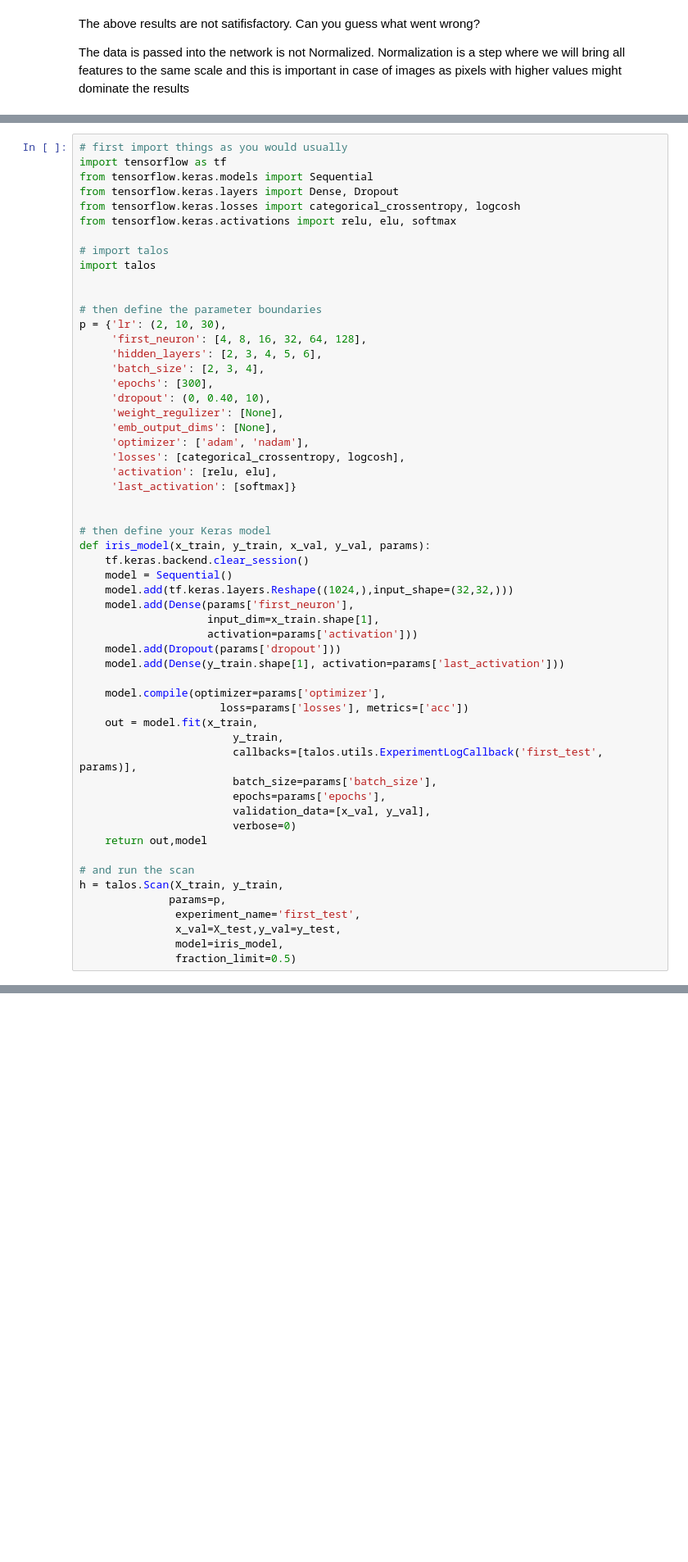
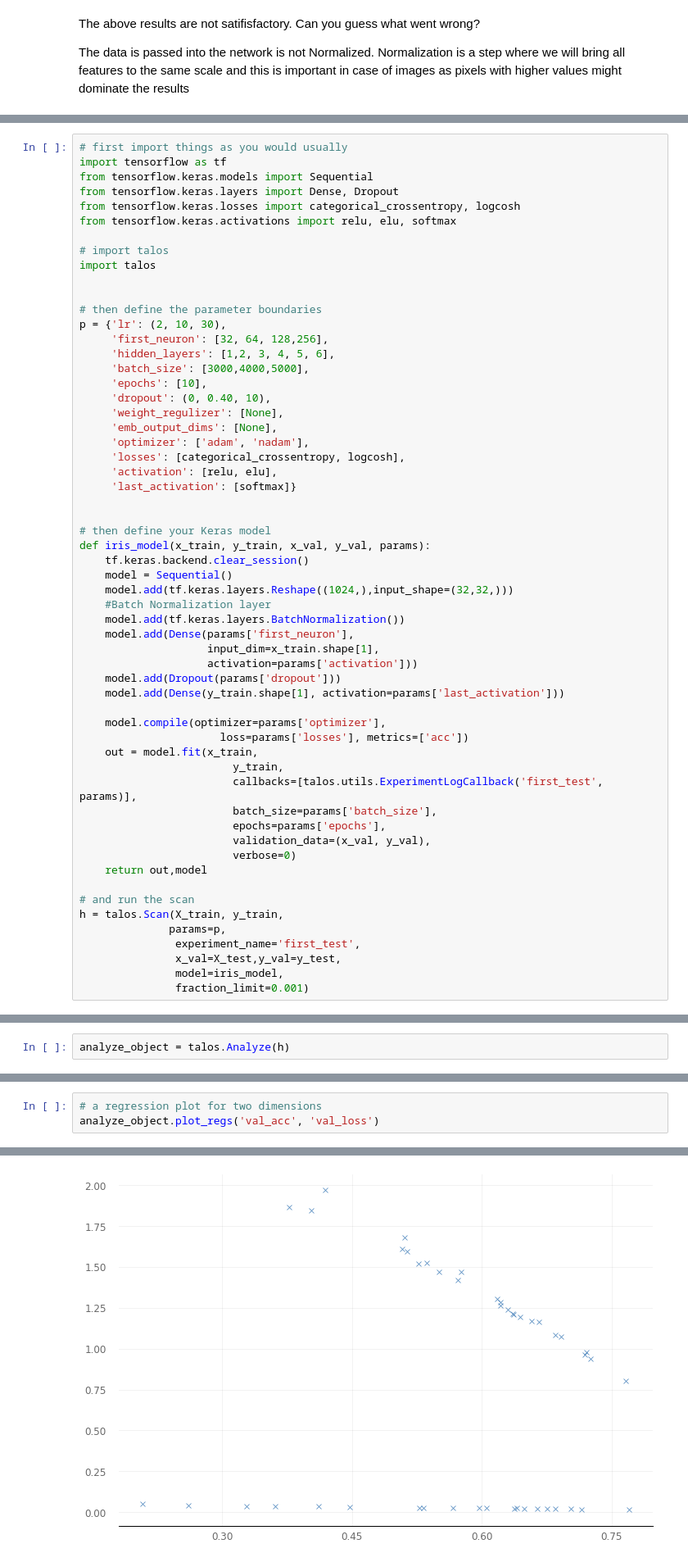
Before and after one commit to saianil58/Artificial-Neural-Networks, a Jupyter notebook: Project_|_Neural_Networks_and_Deep_Learning.ipynb, the cells around one changed output, grey strips where cells are left out. Shown: that part at 82% size. Drawn from its saved outputs; the diff is of its cells as text; blank space fills up the shorter version.

```diff
--- a/Project_|_Neural_Networks_and_Deep_Learning.ipynb
+++ b/Project_|_Neural_Networks_and_Deep_Learning.ipynb
@@ -317,10 +317,10 @@ import talos
 
 # then define the parameter boundaries
 p = {'lr': (2, 10, 30),
-     'first_neuron': [4, 8, 16, 32, 64, 128],
-     'hidden_layers': [2, 3, 4, 5, 6],
-     'batch_size': [2, 3, 4],
-     'epochs': [300],
+     'first_neuron': [32, 64, 128,256],
+     'hidden_layers': [1,2, 3, 4, 5, 6],
+     'batch_size': [3000,4000,5000],
+     'epochs': [10],
      'dropout': (0, 0.40, 10),
      'weight_regulizer': [None],
      'emb_output_dims': [None],
@@ -335,6 +335,8 @@ def iris_model(x_train, y_train, x_val, y_val, params):
     tf.keras.backend.clear_session()
     model = Sequential()
     model.add(tf.keras.layers.Reshape((1024,),input_shape=(32,32,)))
+    #Batch Normalization layer
+    model.add(tf.keras.layers.BatchNormalization())
     model.add(Dense(params['first_neuron'],
                     input_dim=x_train.shape[1],
                     activation=params['activation']))
@@ -348,7 +350,7 @@ def iris_model(x_train, y_train, x_val, y_val, params):
                         callbacks=[talos.utils.ExperimentLogCallback('first_test', params)],
                         batch_size=params['batch_size'],
                         epochs=params['epochs'],
-                        validation_data=[x_val, y_val],
+                        validation_data=(x_val, y_val),
                         verbose=0)
     return out,model
 
@@ -358,4 +360,4 @@ h = talos.Scan(X_train, y_train,
                experiment_name='first_test',
                x_val=X_test,y_val=y_test,
                model=iris_model,
-               fraction_limit=0.5)
+               fraction_limit=0.001)
@@ -363,0 +364,2 @@ Using TensorFlow backend.
+# %%
+analyze_object = talos.Analyze(h)
@@ -363,0 +406,4 @@ Using TensorFlow backend.
+# %%
+# a regression plot for two dimensions
+analyze_object.plot_regs('val_acc', 'val_loss')
+# %% [output]
@@ -363,0 +411 @@ Using TensorFlow backend.
+[figure, added]
```
Also changed, not shown: parts of 7 cells of this notebook.
